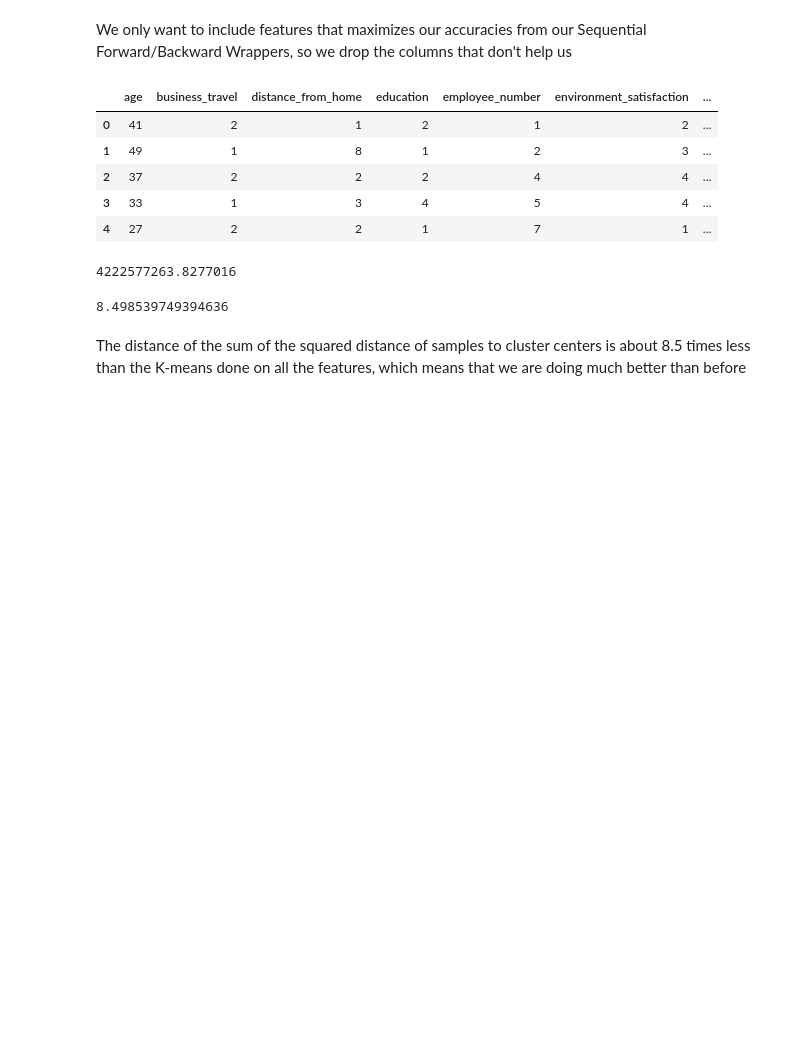
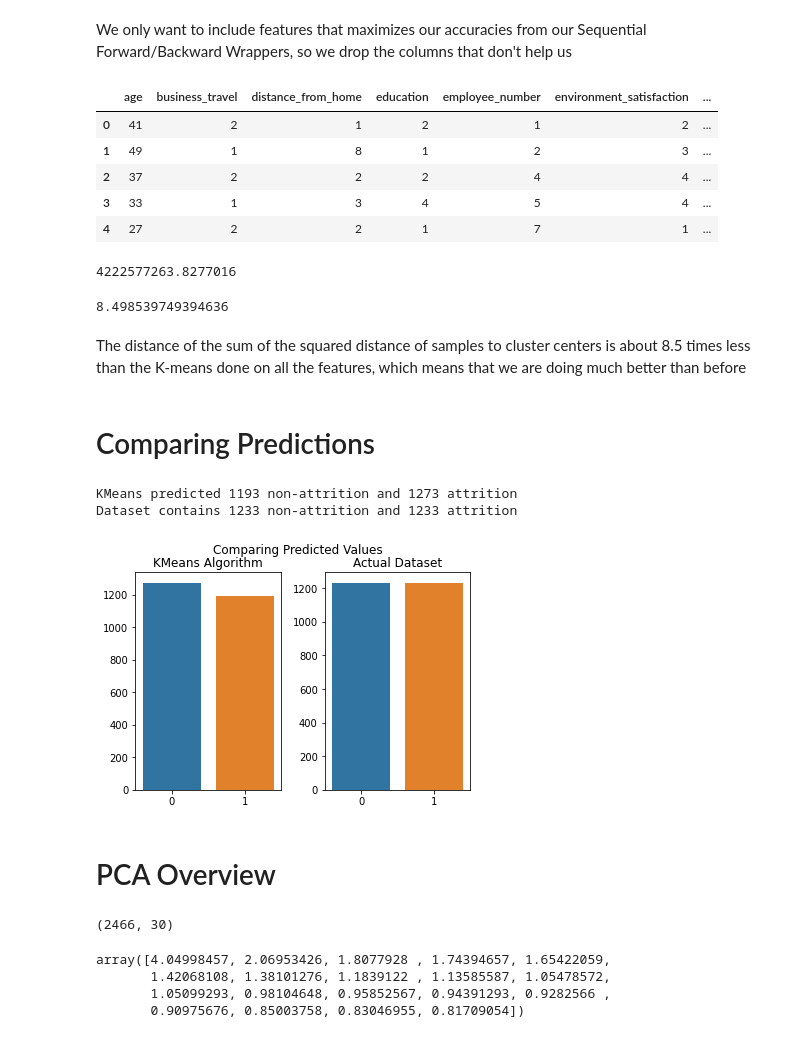
Before and after one commit to afnanrahman/EAFP, a Jupyter notebook: Kevin_Omer_Clustering.ipynb, the cells around one changed output. Drawn from its saved outputs; the diff is of its cells as text; code cells hidden in the pictures; blank space fills up the shorter version.

Commit message:
visualization and more clustering

```diff
--- a/Kevin_Omer_Clustering.ipynb
+++ b/Kevin_Omer_Clustering.ipynb
@@ -112,3 +116,27 @@ k_means.inertia_/k_means_trimmed_features.inertia_
 8.498539749394636
 # %% [markdown]
 The distance of the sum of the squared distance of samples to cluster centers is about 8.5 times less than the K-means done on all the features, which means that we are doing much better than before
+# %% [markdown]
+# Comparing Predictions
+# %%
+kmean_pred = np.array(k_means_trimmed_features.predict(trimmed_data_df))
+temp = np.unique(kmean_pred, return_counts=True)[1]
+print("KMeans predicted {} non-attrition and {} attrition".format(temp[0], temp[1]))
+print("Dataset contains {} non-attrition and {} attrition".format(data_df["attrition"].value_counts()[0], data_df["attrition"].value_counts()[1]))
+# %% [output]
+KMeans predicted 1193 non-attrition and 1273 attrition
+Dataset contains 1233 non-attrition and 1233 attrition
+# %%
+fig, axs = plt.subplots(1,2)
+sns.barplot(data=pd.DataFrame(kmean_pred).value_counts(), ax=axs[0])
+sns.barplot(data=pd.DataFrame(data_df['attrition']).value_counts(), ax=axs[1])
+fig.suptitle("Comparing Predicted Values")
+axs[0].set_title("KMeans Algorithm")
+axs[1].set_title("Actual Dataset")
+axs[1].set_xticklabels(axs[1].get_xticks(), rotation=0)
+plt.subplots_adjust(wspace=0.3)
+plt.show()
+# %% [output]
+[figure, added]
+# %% [markdown]
+# PCA Overview
@@ -114,0 +151,12 @@ The distance of the sum of the squared distance of samples to cluster centers is
+# %%
+# 30 features now reduced to 19
+X_scale.shape
+# %% [output]
+(2466, 30)
+# %%
+pca.explained_variance_
+# %% [output]
+array([4.04998457, 2.06953426, 1.8077928 , 1.74394657, 1.65422059,
+       1.42068108, 1.38101276, 1.1839122 , 1.13585587, 1.05478572,
+       1.05099293, 0.98104648, 0.95852567, 0.94391293, 0.9282566 ,
+       0.90975676, 0.85003758, 0.83046955, 0.81709054])
```
Also changed, not shown: parts of 15 cells of this notebook.
